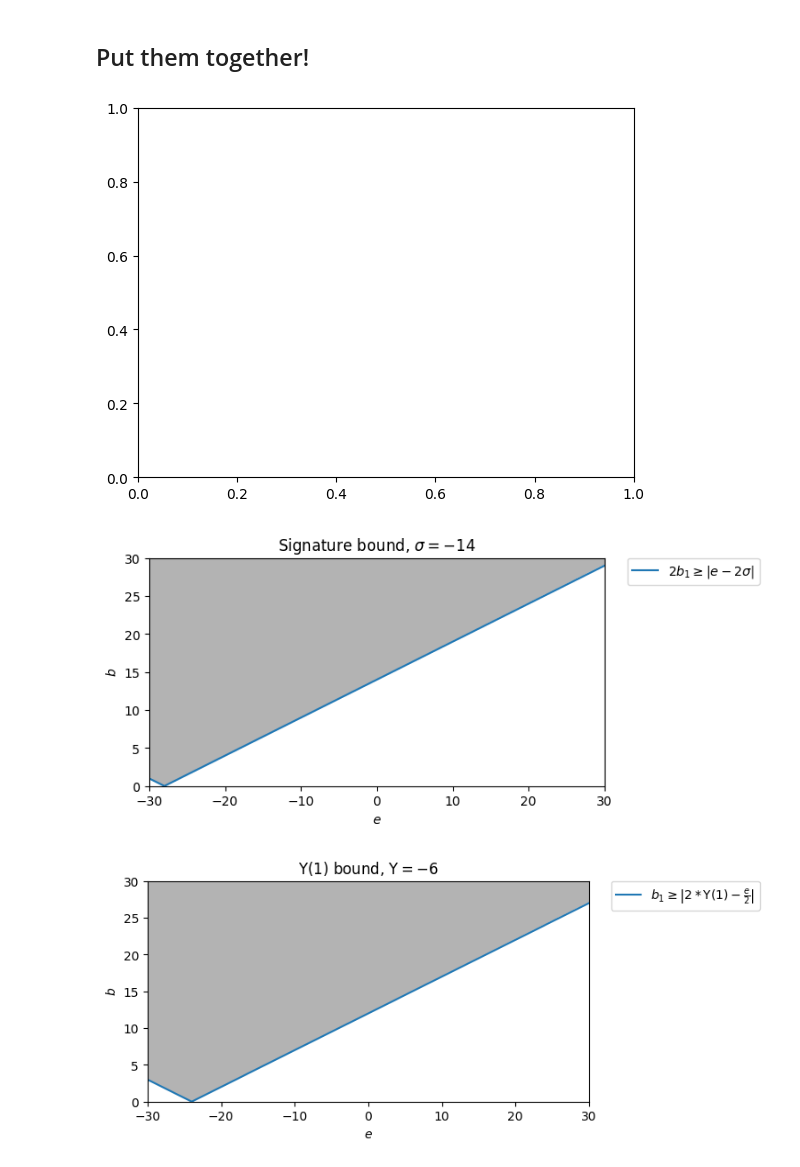
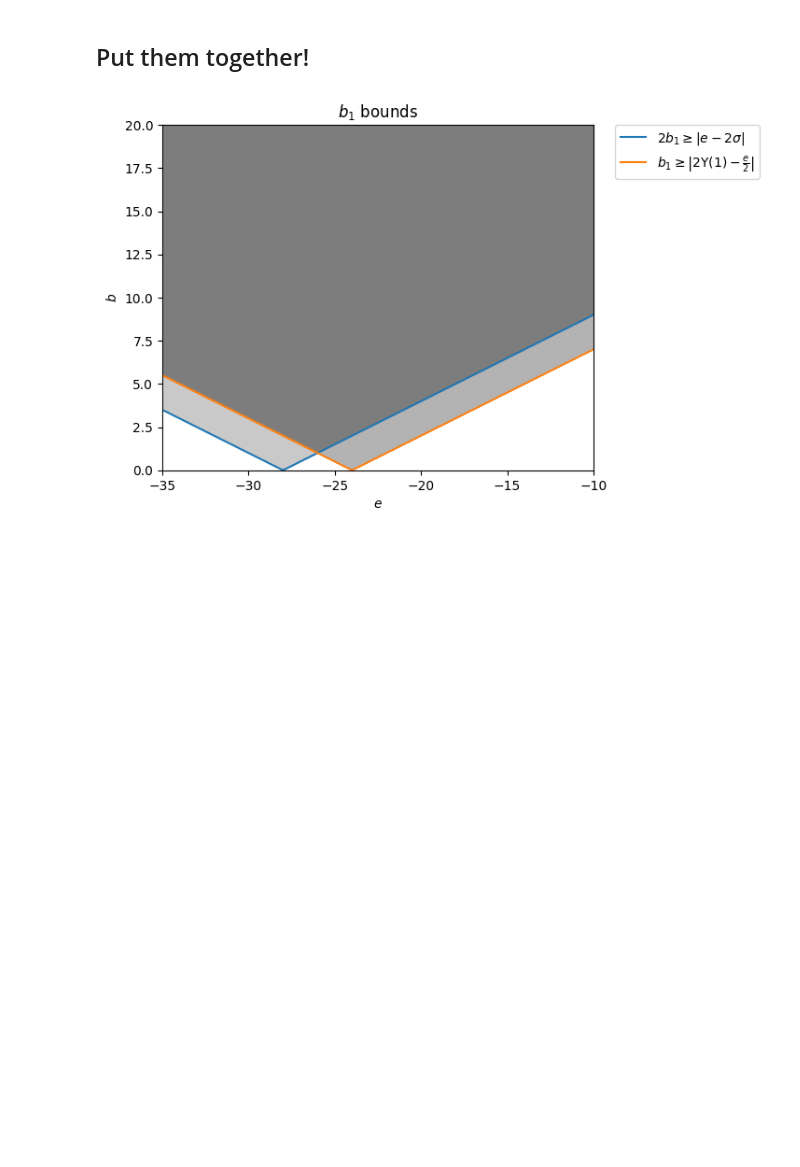
Before and after one commit to JulesGB/KnotGeography, a Jupyter notebook: knot_geography.ipynb, the cells around one changed output. Cells and saved outputs as stored; diff of their text form; code cells hidden in the pictures; blank space fills up the shorter version.

Commit message:
combined plot

```diff
--- a/knot_geography.ipynb
+++ b/knot_geography.ipynb
@@ -95,7 +95,7 @@ def plot_upsilon_bound(K, erange=[-30,30], brange=[0,30], resolution=300, fig=No
               cmap='Greys', alpha=0.3)
 
     bound_line = abs(2 * ups - 0.5 * es)
-    ax.plot(es, bound_line, label="$b_1\\geq \\left|2*\\Upsilon(1)-\\frac{e}{2}\\right|$")
+    ax.plot(es, bound_line, label="$b_1\\geq \\left|2\\Upsilon(1)-\\frac{e}{2}\\right|$")
 
     plt.title(f"$\\Upsilon(1)$ bound, $\\Upsilon={ups}$")
     plt.legend(bbox_to_anchor=(1.05, 1), loc=2, borderaxespad=0.)
@@ -115,14 +115,14 @@ plot_upsilon_bound(T45)
 # %% [markdown]
 ## Put them together!
 # %%
-def plot_bounds(K, erange=(-30,30), brange=(0,30), resolution=300):
+def plot_bounds(K, erange=(-40,40), brange=(0,30), resolution=300):
     fig, ax = plt.subplots()
-    fig, ax = plot_sig_bound(K, erange=erange, brange=brange, resolution=resolution)
-    fig, ax = plot_upsilon_bound(K, erange=erange, brange=brange, resolution=resolution)
+    fig, ax = plot_sig_bound(K, erange=erange, brange=brange, resolution=resolution, fig=fig, ax=ax)
+    fig, ax = plot_upsilon_bound(K, erange=erange, brange=brange, resolution=resolution, fig=fig, ax=ax)
+
+    plt.title("$b_1$ bounds")
 # %%
 T47 = snappy.Link('T(4,7)')
-plot_bounds(T47)
+plot_bounds(T47, erange=(-35,-10), brange=(0,20))
 # %% [output]
-[figure, old version]
+[figure, new version]
-[figure, removed]
-[figure, removed]
```
Also changed, not shown: parts of 1 cell of this notebook.
